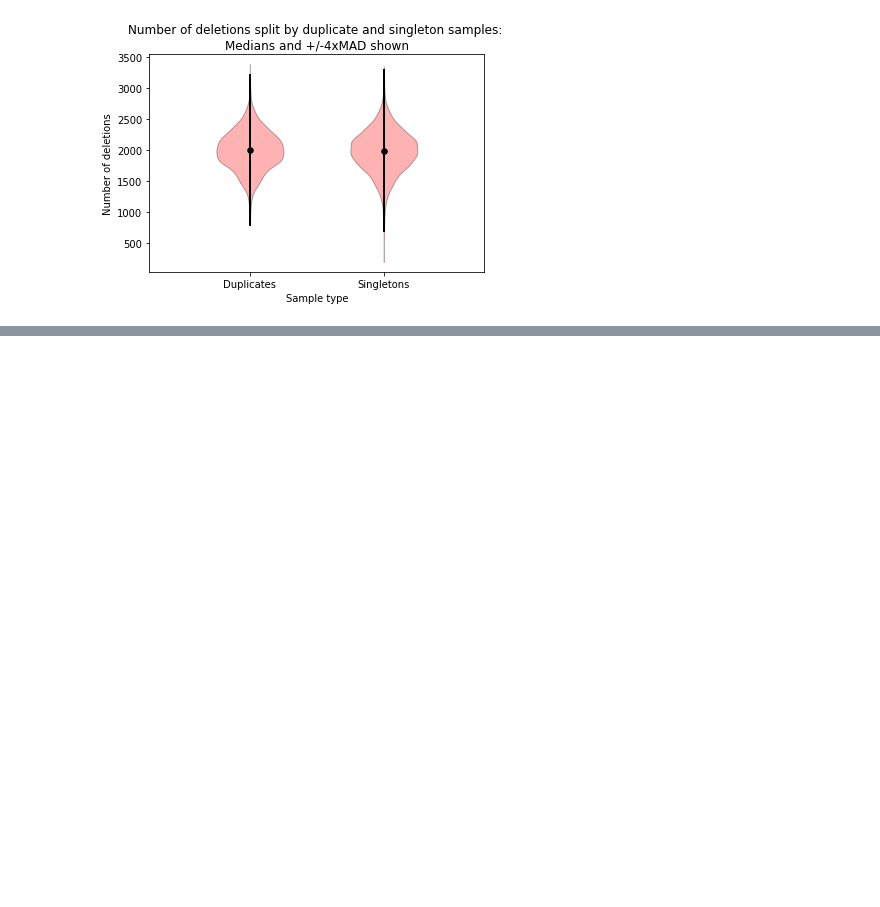
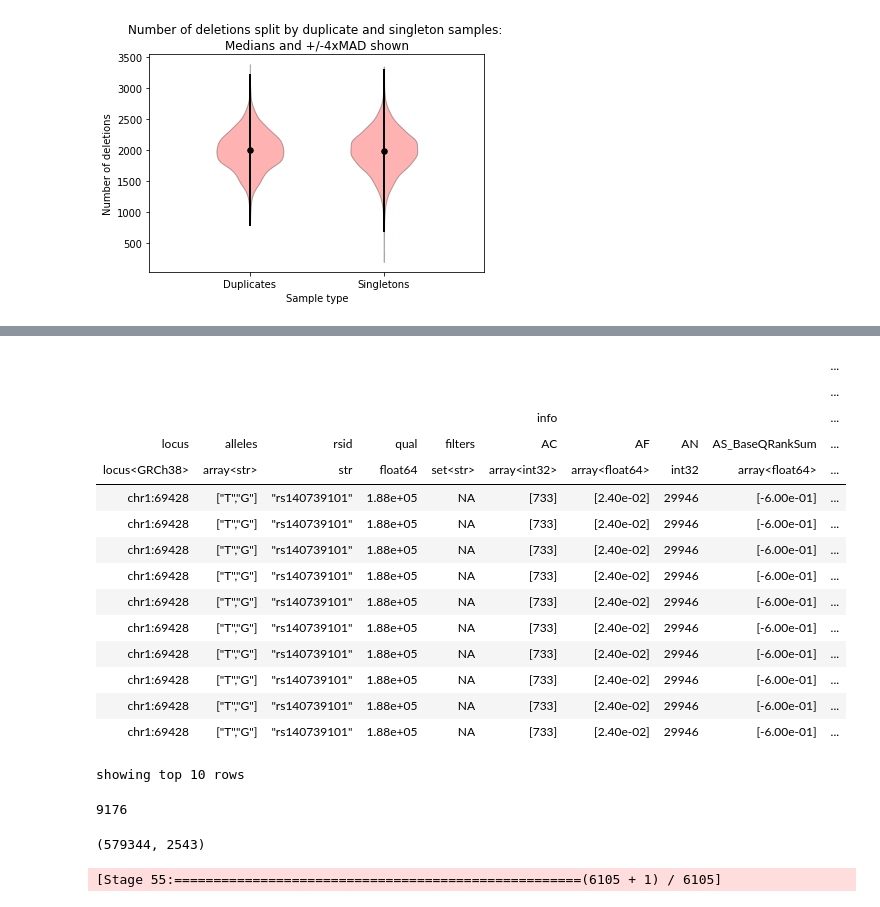
Before and after one commit to wtsi-hgi/wes-qc, a Jupyter notebook: jupyter_notebooks/sample_qc/duplicates_vs_singletons.ipynb, the cells around one changed output, grey strips where cells are left out. Drawn from its saved outputs; the diff is of its cells as text; code cells hidden in the pictures; blank space fills up the shorter version.

```diff
--- a/jupyter_notebooks/sample_qc/duplicates_vs_singletons.ipynb
+++ b/jupyter_notebooks/sample_qc/duplicates_vs_singletons.ipynb
@@ -208,0 +304,3 @@ violin_plot('sample_qc.n_deletion', 'Number of deletions')
+# %%
+duplicate_mt = hl.variant_qc(duplicate_mt)
+duplicate_mt.describe()
@@ -208,0 +325,19 @@ violin_plot('sample_qc.n_deletion', 'Number of deletions')
+# %%
+duplicate_mt.entries().show()
+# %% [output]
+|  |  |  |  |  |  |  |  |  | ... |
+|  |  |  |  |  |  |  |  |  | ... |
+|  |  |  |  |  | info |  |  |  | ... |
+| locus | alleles | rsid | qual | filters | AC | AF | AN | AS_BaseQRankSum | ... |
+| locus<GRCh38> | array<str> | str | float64 | set<str> | array<int32> | array<float64> | int32 | array<float64> | ... |
+| chr1:69428 | ["T","G"] | "rs140739101" | 1.88e+05 | NA | [733] | [2.40e-02] | 29946 | [-6.00e-01] | ... |
+| chr1:69428 | ["T","G"] | "rs140739101" | 1.88e+05 | NA | [733] | [2.40e-02] | 29946 | [-6.00e-01] | ... |
+| chr1:69428 | ["T","G"] | "rs140739101" | 1.88e+05 | NA | [733] | [2.40e-02] | 29946 | [-6.00e-01] | ... |
+| chr1:69428 | ["T","G"] | "rs140739101" | 1.88e+05 | NA | [733] | [2.40e-02] | 29946 | [-6.00e-01] | ... |
+| chr1:69428 | ["T","G"] | "rs140739101" | 1.88e+05 | NA | [733] | [2.40e-02] | 29946 | [-6.00e-01] | ... |
+| chr1:69428 | ["T","G"] | "rs140739101" | 1.88e+05 | NA | [733] | [2.40e-02] | 29946 | [-6.00e-01] | ... |
+| chr1:69428 | ["T","G"] | "rs140739101" | 1.88e+05 | NA | [733] | [2.40e-02] | 29946 | [-6.00e-01] | ... |
+| chr1:69428 | ["T","G"] | "rs140739101" | 1.88e+05 | NA | [733] | [2.40e-02] | 29946 | [-6.00e-01] | ... |
+| chr1:69428 | ["T","G"] | "rs140739101" | 1.88e+05 | NA | [733] | [2.40e-02] | 29946 | [-6.00e-01] | ... |
+| chr1:69428 | ["T","G"] | "rs140739101" | 1.88e+05 | NA | [733] | [2.40e-02] | 29946 | [-6.00e-01] | ... |
+showing top 10 rows
@@ -208,0 +346,12 @@ violin_plot('sample_qc.n_deletion', 'Number of deletions')
+# %%
+singleton_mt.count_cols()
+# %% [output]
+9176
+# %%
+#for a private variant n_non_ref will be 1
+#n_non_ref (int64) – Number of samples with at least one called non-reference allele.
+duplicate_private_vars = duplicate_mt.filter_rows(duplicate_mt.variant_qc.n_non_ref == 1)
+duplicate_private_vars.count()
+# %% [output]
+(579344, 2543)
+[Stage 55:====================================================(6105 + 1) / 6105]
```
Also changed, not shown: parts of 24 cells of this notebook.
